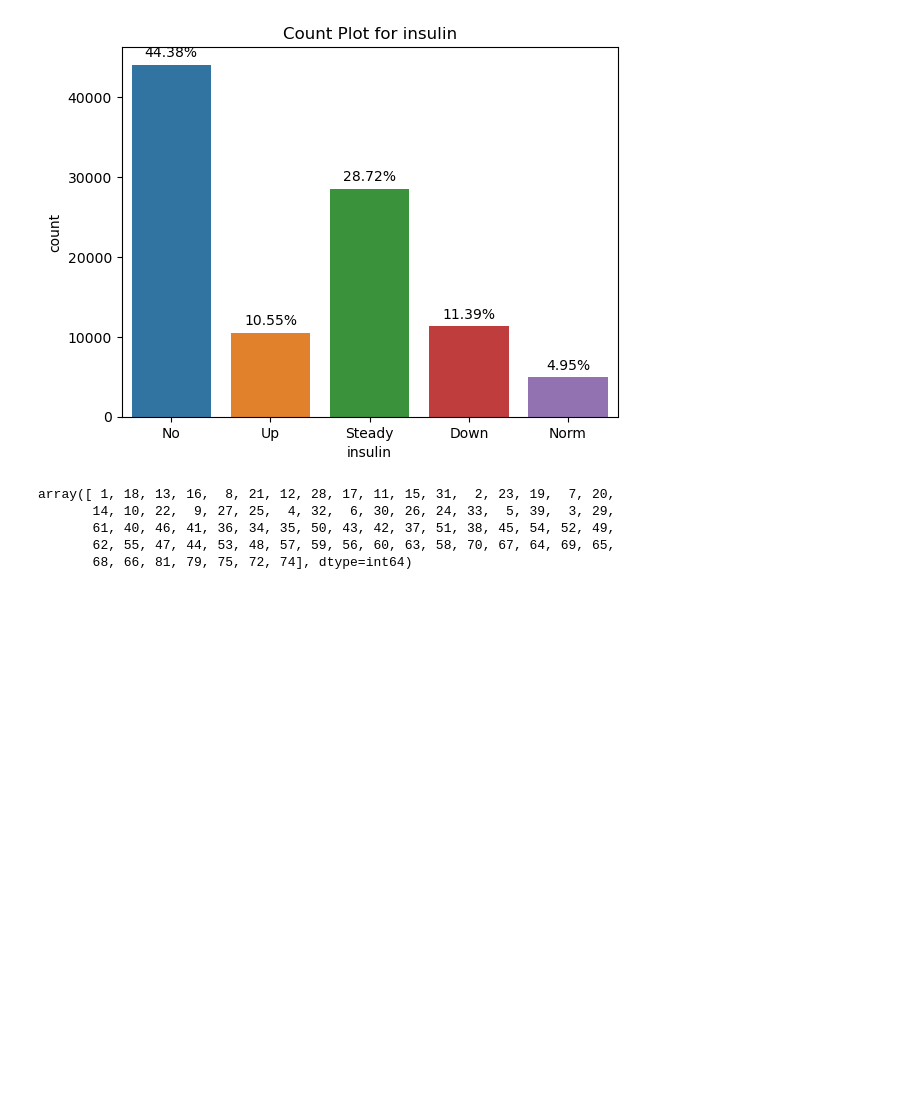
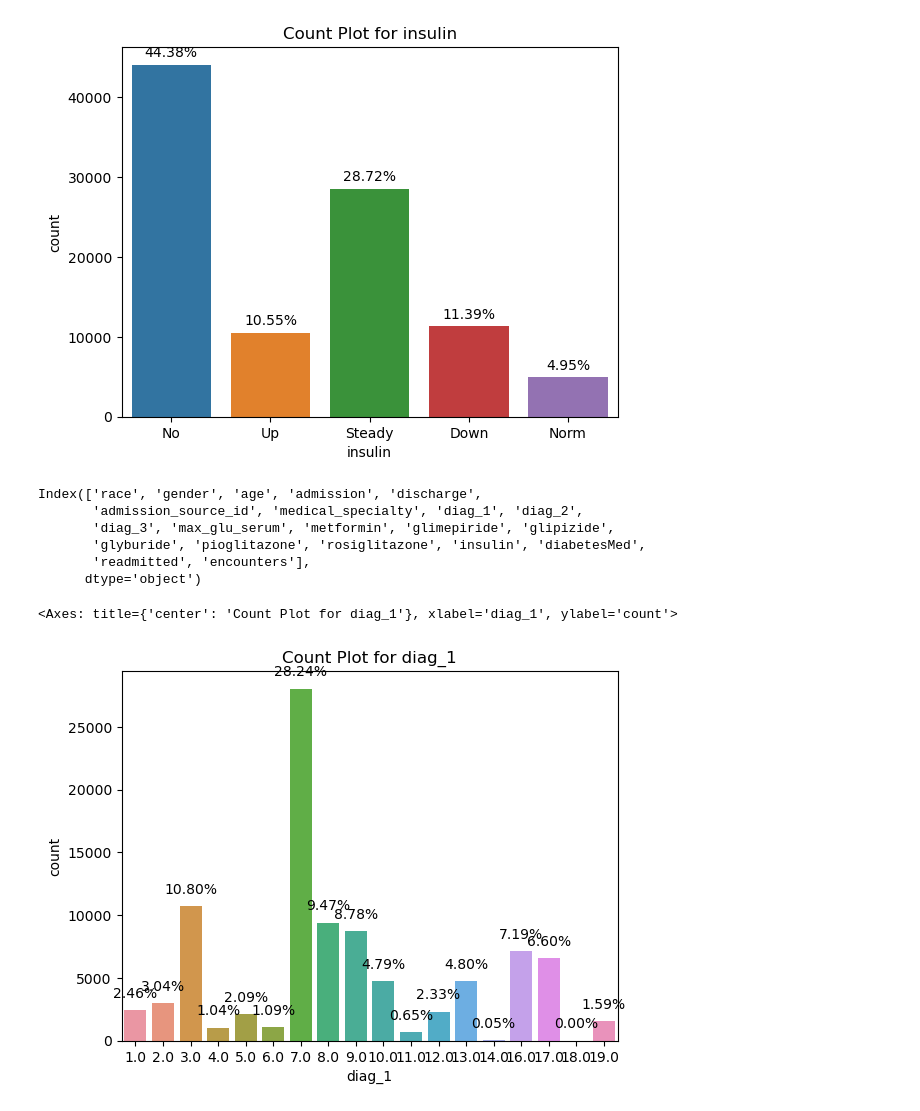
Before and after one commit to davidunga/ml-2024, a Jupyter notebook: Project.ipynb, the cells around one changed output. Drawn from its saved outputs; the diff is of its cells as text; code cells hidden in the pictures; blank space fills up the shorter version.

```diff
--- a/Project.ipynb
+++ b/Project.ipynb
@@ -568,8 +567,8 @@ and we will remove '250' becuse all pationt are diabitic
 # here we unite the diag based on the ICD-9-CM coding system into groups
 # *each patiant can have more then one option
 
-df_categorical.reset_index(inplace=True)
-daig = df_categorical.melt(id_vars='encounter_id', value_vars=['diag_1','diag_2','diag_3']).drop(columns='variable')
+# df_categorical.reset_index()
+# daig = df_categorical.reset_index().melt(id_vars='encounter_id', value_vars=['diag_1','diag_2','diag_3']).drop(columns='variable')
 
 diag_dict = {1: range(0,140), 2: range(140, 240), 3: range(240,280), 4: range(280,290), 5:range(290,320),
             6: range(320, 390), 7: range(390,460), 8: range(460, 520), 9: range(520, 580), 10: range(580,630),
@@ -591,7 +590,7 @@ def change_value(value):
             return np.nan
 
 
-diag = df_categorical.melt(id_vars='encounter_id', value_vars=['diag_1','diag_2','diag_3']).drop(columns='variable')
+diag = df_categorical.reset_index().melt(id_vars='encounter_id', value_vars=['diag_1','diag_2','diag_3']).drop(columns='variable')
 
 
 diag.value = daig.apply(lambda row: change_value(row.value), axis=1)
@@ -633,8 +616,9 @@ df_categorical[~ (df_categorical.gender == 'Unknown/Invalid')]
 # %%
 # we will remove rwos with inknown gender
 pd.unique(df_categorical.gender)
+df = df[~ (df_categorical.gender == 'Unknown/Invalid')]
+df_categorical = df_categorical[~ (df_categorical.gender == 'Unknown/Invalid')]
 
-df_categorical = df_categorical[~ (df_categorical.gender == 'Unknown/Invalid')]
 # df_categorical['gender'] = df_categorical['gender'].cat.remove_categories('Unknown/Invalid')
 pd.unique(df_categorical.gender)
 
@@ -857,11 +841,3 @@ plot_categorical_with_percent(df_categorical, 'insulin')
 array(['Down', 'No', 'Steady', 'Up'], dtype=object)
 <Axes: title={'center': 'Count Plot for insulin'}, xlabel='insulin', ylabel='count'>
 [figure]
-# %%
-pd.unique(df.num_medications                                                       )
-# %% [output]
-array([ 1, 18, 13, 16,  8, 21, 12, 28, 17, 11, 15, 31,  2, 23, 19,  7, 20,
-       14, 10, 22,  9, 27, 25,  4, 32,  6, 30, 26, 24, 33,  5, 39,  3, 29,
-       61, 40, 46, 41, 36, 34, 35, 50, 43, 42, 37, 51, 38, 45, 54, 52, 49,
-       62, 55, 47, 44, 53, 48, 57, 59, 56, 60, 63, 58, 70, 67, 64, 69, 65,
-       68, 66, 81, 79, 75, 72, 74], dtype=int64)
@@ -867,0 +846,25 @@ array([ 1, 18, 13, 16,  8, 21, 12, 28, 17, 11, 15, 31,  2, 23, 19,  7, 20,
+# %%
+df_categorical.keys()
+# %% [output]
+Index(['race', 'gender', 'age', 'admission', 'discharge',
+       'admission_source_id', 'medical_specialty', 'diag_1', 'diag_2',
+       'diag_3', 'max_glu_serum', 'metformin', 'glimepiride', 'glipizide',
+       'glyburide', 'pioglitazone', 'rosiglitazone', 'insulin', 'diabetesMed',
+       'readmitted', 'encounters'],
+      dtype='object')
+# %%
+# Assuming 'change_value' is a function that transforms the values based on the type
+
+def change_diag_to_type(row):
+    diag_1 = change_value(row['diag_1'])
+    diag_2 = change_value(row['diag_2'])
+    diag_3 = change_value(row['diag_3'])
+    return pd.Series([diag_1, diag_2, diag_3], index=['diag_1', 'diag_2', 'diag_3'])
+
+# Apply the function to each row and create new columns
+df_categorical[['diag_1', 'diag_2', 'diag_3']] = df_categorical.apply(change_diag_to_type, axis=1)
+# %%
+plot_categorical_with_percent(df_categorical, 'diag_1')
+# %% [output]
+<Axes: title={'center': 'Count Plot for diag_1'}, xlabel='diag_1', ylabel='count'>
+[figure, added]
```
Also changed, not shown: parts of 13 cells of this notebook.
